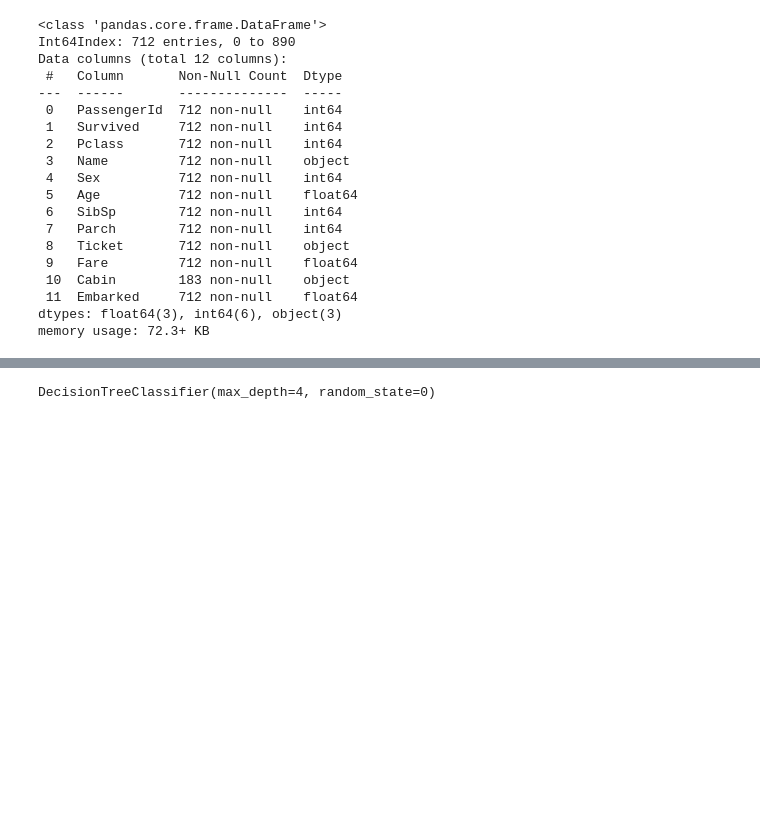
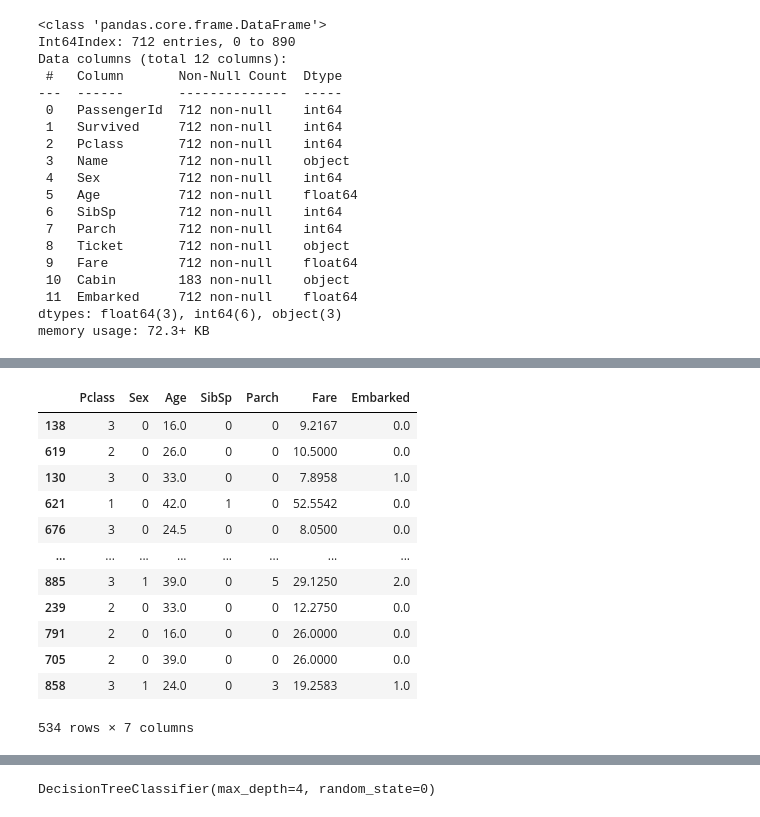
Before and after one commit to pbellot/FormationPANDAS, a Jupyter notebook: DecisionTrees.ipynb, the cells around one changed output, grey strips where cells are left out. Cells and saved outputs as stored; diff of their text form; code cells hidden in the pictures; blank space fills up the shorter version.

```diff
--- a/DecisionTrees.ipynb
+++ b/DecisionTrees.ipynb
@@ -150,2 +175,18 @@ memory usage: 72.3+ KB
 # %%
 X_train, X_test, Y_train, Y_test = train_test_split(titanic[features], titanic['Survived'], random_state=0)
+# %%
+X_train
+# %% [output]
+|  | Pclass | Sex | Age | SibSp | Parch | Fare | Embarked |
+| 138 | 3 | 0 | 16.0 | 0 | 0 | 9.2167 | 0.0 |
+| 619 | 2 | 0 | 26.0 | 0 | 0 | 10.5000 | 0.0 |
+| 130 | 3 | 0 | 33.0 | 0 | 0 | 7.8958 | 1.0 |
+| 621 | 1 | 0 | 42.0 | 1 | 0 | 52.5542 | 0.0 |
+| 676 | 3 | 0 | 24.5 | 0 | 0 | 8.0500 | 0.0 |
+| ... | ... | ... | ... | ... | ... | ... | ... |
+| 885 | 3 | 1 | 39.0 | 0 | 5 | 29.1250 | 2.0 |
+| 239 | 2 | 0 | 33.0 | 0 | 0 | 12.2750 | 0.0 |
+| 791 | 2 | 0 | 16.0 | 0 | 0 | 26.0000 | 0.0 |
+| 705 | 2 | 0 | 39.0 | 0 | 0 | 26.0000 | 0.0 |
+| 858 | 3 | 1 | 24.0 | 0 | 3 | 19.2583 | 1.0 |
+534 rows × 7 columns
```
Also changed, not shown: parts of 19 cells of this notebook.
